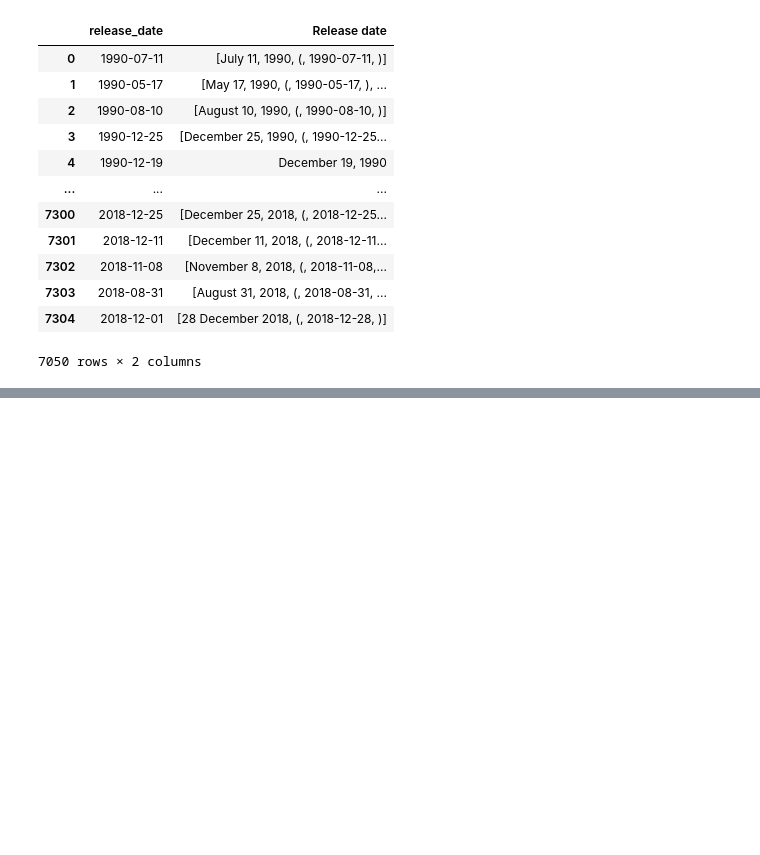
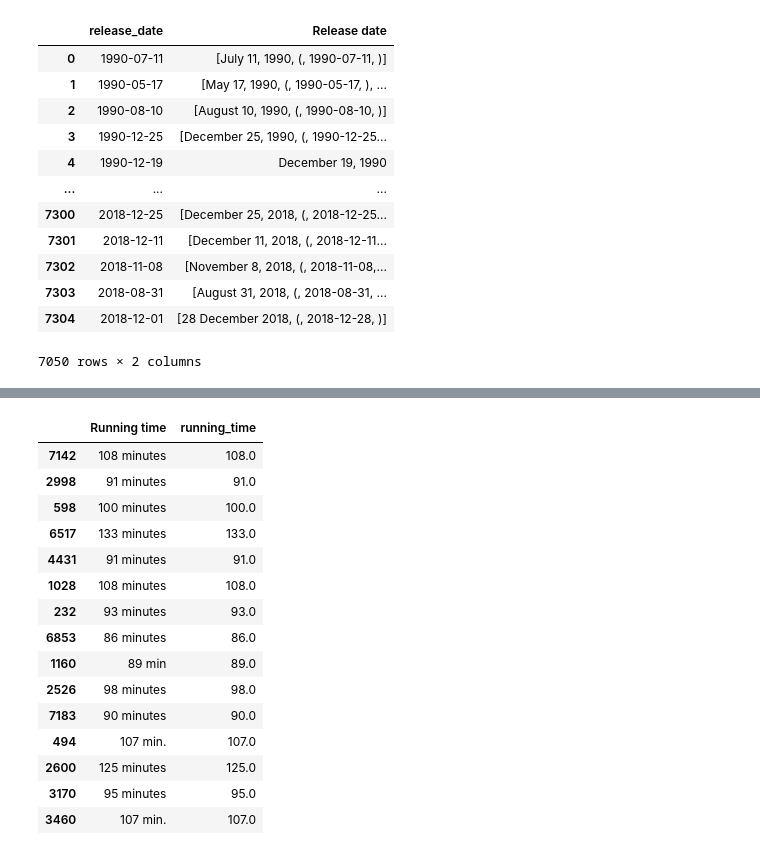
Before and after one commit to juliomeza/Movies-ETL, a Jupyter notebook: ETL_function_test.ipynb, the cells around one changed output, grey strips where cells are left out. Drawn from its saved outputs; the diff is of its cells as text; code cells hidden in the pictures; blank space fills up the shorter version.

```diff
--- a/ETL_function_test.ipynb
+++ b/ETL_function_test.ipynb
@@ -573,0 +665,19 @@ wiki_movies_df[['release_date','Release date']]
+# %%
+wiki_movies_df[['Running time', 'running_time']].sample(15)
+# %% [output]
+|  | Running time | running_time |
+| 7142 | 108 minutes | 108.0 |
+| 2998 | 91 minutes | 91.0 |
+| 598 | 100 minutes | 100.0 |
+| 6517 | 133 minutes | 133.0 |
+| 4431 | 91 minutes | 91.0 |
+| 1028 | 108 minutes | 108.0 |
+| 232 | 93 minutes | 93.0 |
+| 6853 | 86 minutes | 86.0 |
+| 1160 | 89 min | 89.0 |
+| 2526 | 98 minutes | 98.0 |
+| 7183 | 90 minutes | 90.0 |
+| 494 | 107 min. | 107.0 |
+| 2600 | 125 minutes | 125.0 |
+| 3170 | 95 minutes | 95.0 |
+| 3460 | 107 min. | 107.0 |
```
Also changed, not shown: parts of 8 cells of this notebook, 2 other files.
